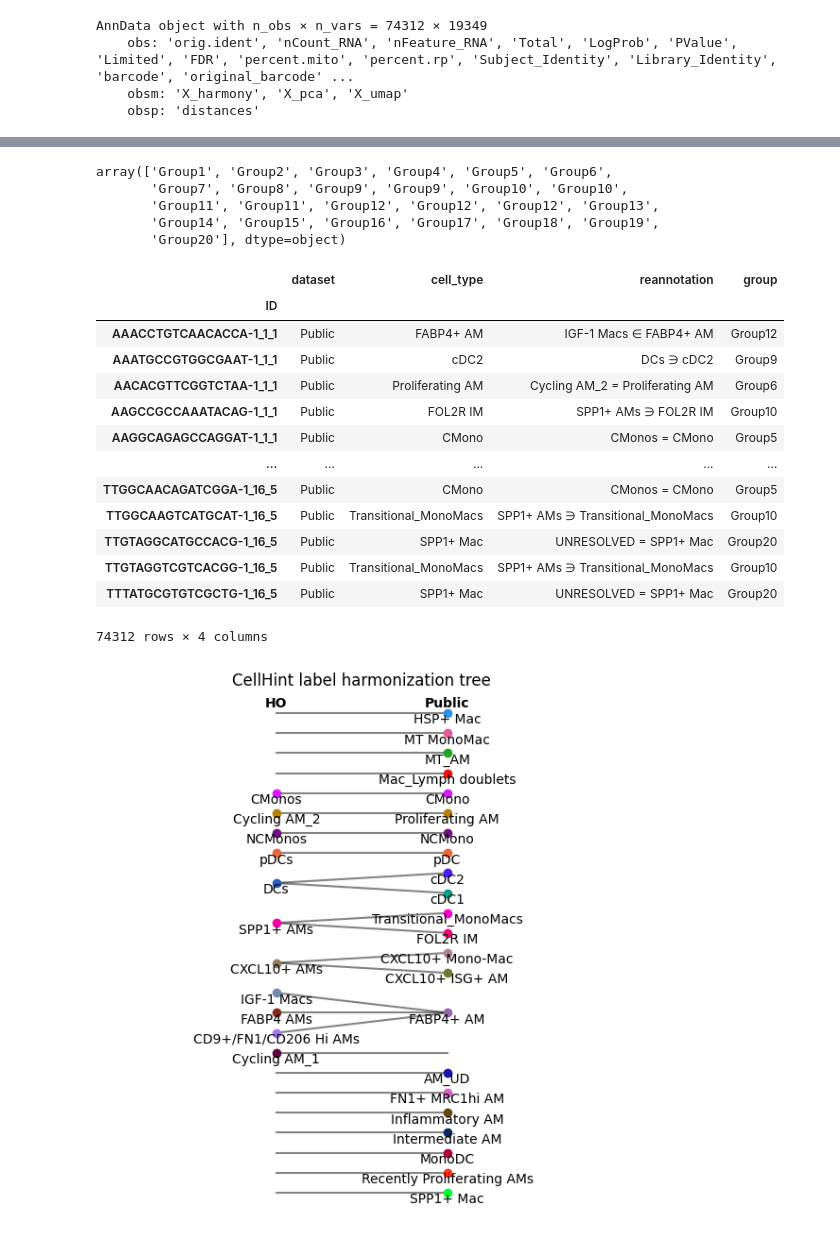
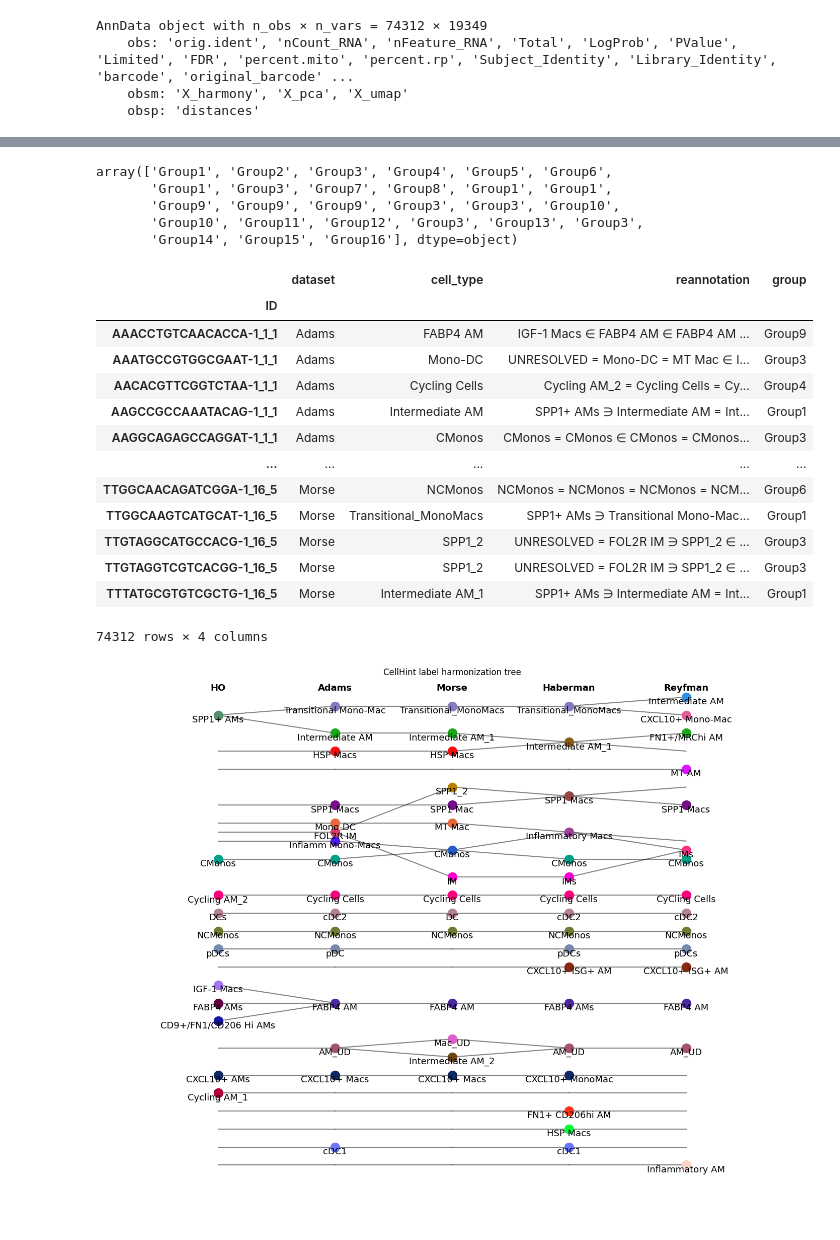
Before and after one commit to jeongmin-woo/IPF_BAL_paper, a Jupyter notebook: Public_Myeloid_Data_Analysis/Comparison_of_CellSubset_Cellhint.ipynb, the cells around one changed output, grey strips where cells are left out. Drawn from its saved outputs; the diff is of its cells as text; code cells hidden in the pictures.

```diff
--- a/Public_Myeloid_Data_Analysis/Comparison_of_CellSubset_Cellhint.ipynb
+++ b/Public_Myeloid_Data_Analysis/Comparison_of_CellSubset_Cellhint.ipynb
@@ -84,3 +83,3 @@ AnnData object with n_obs × n_vars = 74312 × 1413
 # %%
-alignment = cellhint.harmonize(adata, 'Data_HO', 'CellType_Integrated_HO',use_rep='X_harmony')
+alignment = cellhint.harmonize(adata, 'Data','Celltype_Original',use_rep='X_harmony',dataset_order = ['HO', 'Adams','Morse','Haberman',"Reyfman" ])
 # %% [output]
@@ -125,31 +125,31 @@ alignment.relation.head(20)
 alignment.groups
 # %% [output]
 array(['Group1', 'Group2', 'Group3', 'Group4', 'Group5', 'Group6',
-       'Group7', 'Group8', 'Group9', 'Group9', 'Group10', 'Group10',
-       'Group11', 'Group11', 'Group12', 'Group12', 'Group12', 'Group13',
-       'Group14', 'Group15', 'Group16', 'Group17', 'Group18', 'Group19',
-       'Group20'], dtype=object)
+       'Group1', 'Group3', 'Group7', 'Group8', 'Group1', 'Group1',
+       'Group9', 'Group9', 'Group9', 'Group3', 'Group3', 'Group10',
+       'Group10', 'Group11', 'Group12', 'Group3', 'Group13', 'Group3',
+       'Group14', 'Group15', 'Group16'], dtype=object)
 # %%
 alignment.reannotation
 # %% [output]
 |  | dataset | cell_type | reannotation | group |
 | ID |  |  |  |  |
-| AAACCTGTCAACACCA-1_1_1 | Public | FABP4+ AM | IGF-1 Macs ∈ FABP4+ AM | Group12 |
-| AAATGCCGTGGCGAAT-1_1_1 | Public | cDC2 | DCs ∋ cDC2 | Group9 |
-| AACACGTTCGGTCTAA-1_1_1 | Public | Proliferating AM | Cycling AM_2 = Proliferating AM | Group6 |
-| AAGCCGCCAAATACAG-1_1_1 | Public | FOL2R IM | SPP1+ AMs ∋ FOL2R IM | Group10 |
-| AAGGCAGAGCCAGGAT-1_1_1 | Public | CMono | CMonos = CMono | Group5 |
+| AAACCTGTCAACACCA-1_1_1 | Adams | FABP4 AM | IGF-1 Macs ∈ FABP4 AM ∈ FABP4 AM ... | Group9 |
+| AAATGCCGTGGCGAAT-1_1_1 | Adams | Mono-DC | UNRESOLVED = Mono-DC = MT Mac ∈ I... | Group3 |
+| AACACGTTCGGTCTAA-1_1_1 | Adams | Cycling Cells | Cycling AM_2 = Cycling Cells = Cy... | Group4 |
+| AAGCCGCCAAATACAG-1_1_1 | Adams | Intermediate AM | SPP1+ AMs ∋ Intermediate AM = Int... | Group1 |
+| AAGGCAGAGCCAGGAT-1_1_1 | Adams | CMonos | CMonos = CMonos ∈ CMonos = CMonos... | Group3 |
 | ... | ... | ... | ... | ... |
-| TTGGCAACAGATCGGA-1_16_5 | Public | CMono | CMonos = CMono | Group5 |
-| TTGGCAAGTCATGCAT-1_16_5 | Public | Transitional_MonoMacs | SPP1+ AMs ∋ Transitional_MonoMacs | Group10 |
-| TTGTAGGCATGCCACG-1_16_5 | Public | SPP1+ Mac | UNRESOLVED = SPP1+ Mac | Group20 |
-| TTGTAGGTCGTCACGG-1_16_5 | Public | Transitional_MonoMacs | SPP1+ AMs ∋ Transitional_MonoMacs | Group10 |
-| TTTATGCGTGTCGCTG-1_16_5 | Public | SPP1+ Mac | UNRESOLVED = SPP1+ Mac | Group20 |
+| TTGGCAACAGATCGGA-1_16_5 | Morse | NCMonos | NCMonos = NCMonos = NCMonos = NCM... | Group6 |
+| TTGGCAAGTCATGCAT-1_16_5 | Morse | Transitional_MonoMacs | SPP1+ AMs ∋ Transitional Mono-Mac... | Group1 |
+| TTGTAGGCATGCCACG-1_16_5 | Morse | SPP1_2 | UNRESOLVED = FOL2R IM ∋ SPP1_2 ∈ ... | Group3 |
+| TTGTAGGTCGTCACGG-1_16_5 | Morse | SPP1_2 | UNRESOLVED = FOL2R IM ∋ SPP1_2 ∈ ... | Group3 |
+| TTTATGCGTGTCGCTG-1_16_5 | Morse | Intermediate AM_1 | SPP1+ AMs ∋ Intermediate AM = Int... | Group1 |
 74312 rows × 4 columns
 # %%
-cellhint.treeplot(alignment)
+cellhint.treeplot(alignment,node_size="13",label_size="13",figsize=(18,13),save="/ceph/project/holab/jwoo/IPF_HT/Integration/Adam_Haberman_Reyfman_HO_Integration/Adams_Haberman_Reyfman_HO_Morse_Integration/CommonGenes/CellHint_TreeFigure.pdf")
 # %% [output]
-[figure, old version]
+[figure, new version]
 # %%
 cellhint.treeplot(alignment,order_dataset = True)
 # %% [output]
```
Also changed, not shown: parts of 20 cells of this notebook.
